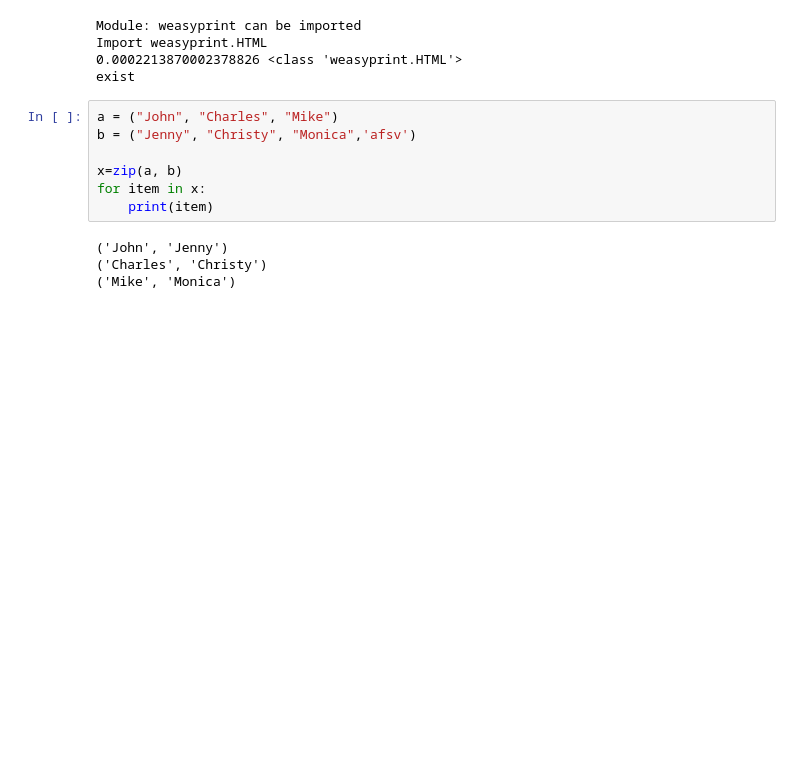
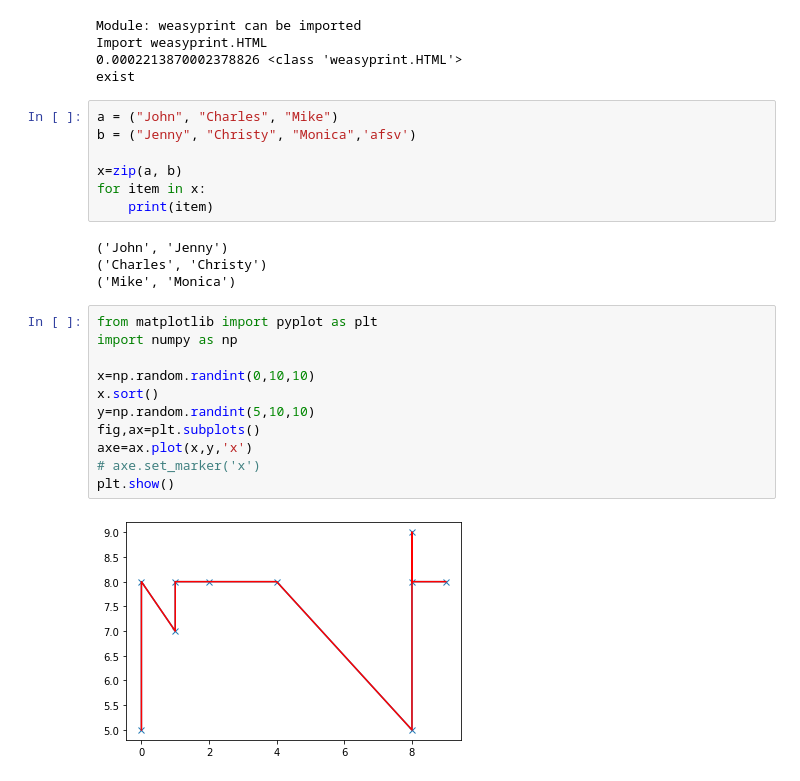
Before and after one commit to psdzzm/spice, a Jupyter notebook: src/jupyter.ipynb, the cells around one changed output. Cells and saved outputs as stored; diff of their text form; blank space fills up the shorter version.

```diff
--- a/src/jupyter.ipynb
+++ b/src/jupyter.ipynb
@@ -236,3 +236,16 @@ for item in x:
 ('John', 'Jenny')
 ('Charles', 'Christy')
 ('Mike', 'Monica')
+# %%
+from matplotlib import pyplot as plt
+import numpy as np
+
+x=np.random.randint(0,10,10)
+x.sort()
+y=np.random.randint(5,10,10)
+fig,ax=plt.subplots()
+axe=ax.plot(x,y,'x')
+# axe.set_marker('x')
+plt.show()
+# %% [output]
+[figure, added]
```
Also changed, not shown: parts of 1 cell of this notebook, 17 other files.
